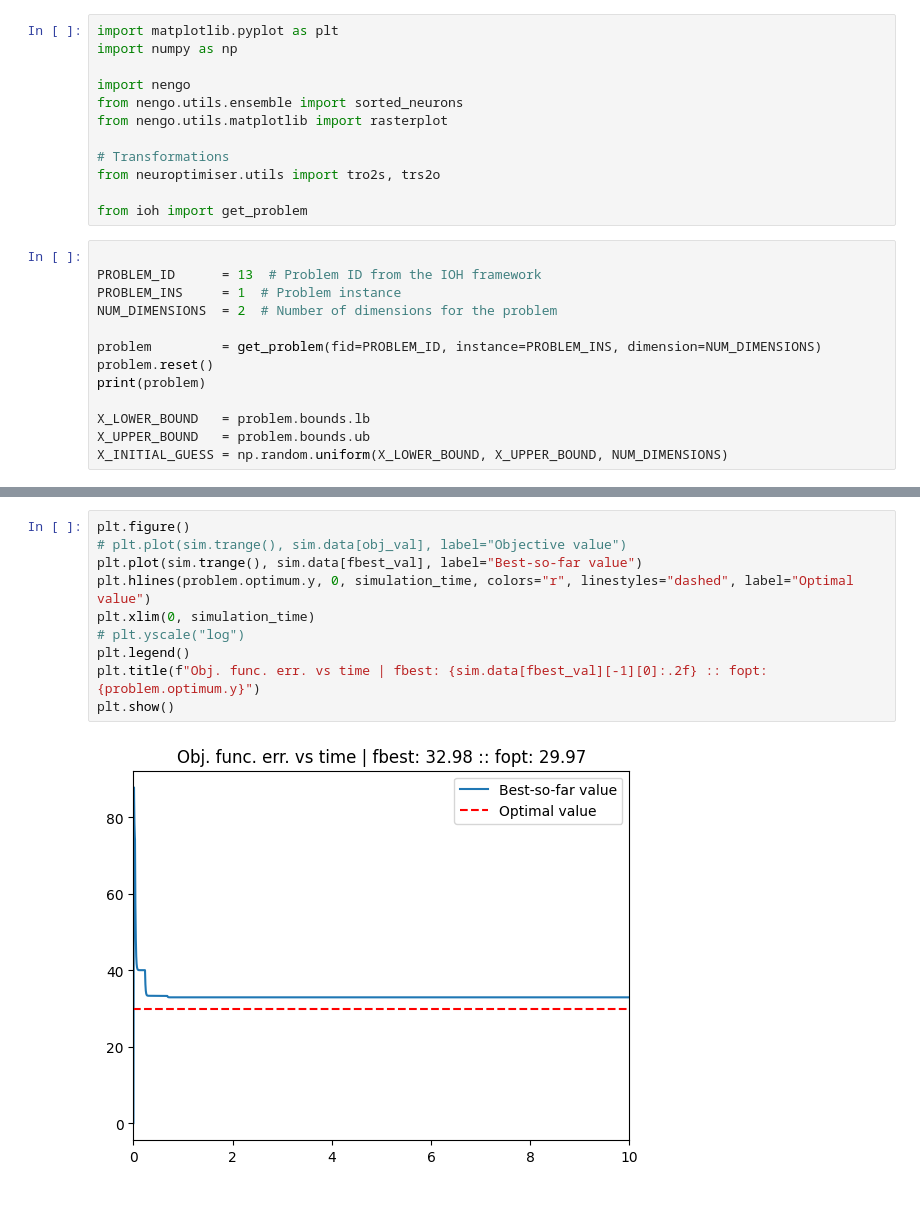
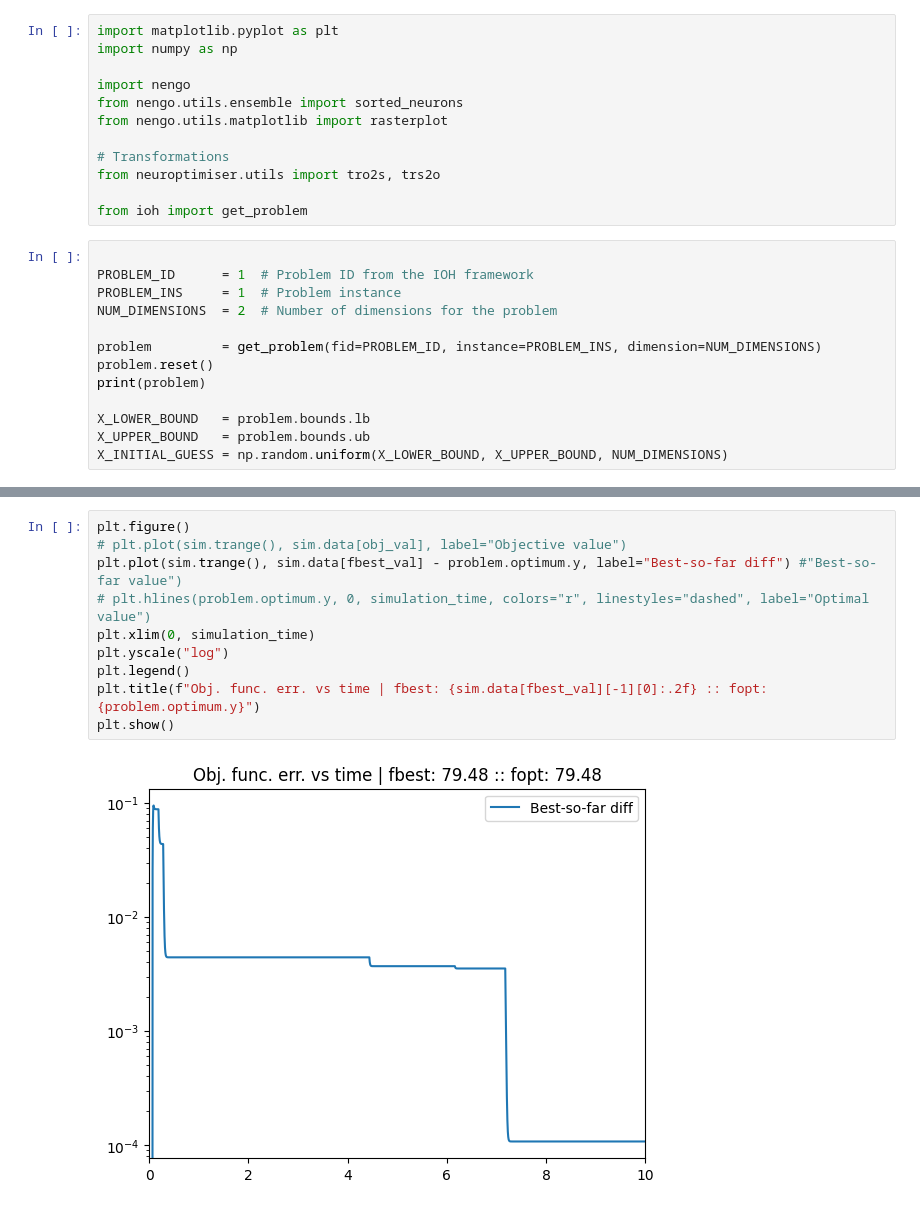
Before and after one commit to jcrvz/neuroptimiser, a Jupyter notebook: experiments/nengo-neuropti-v1.ipynb, the cells around one changed output, grey strips where cells are left out. Saved outputs shown, nothing was run; the diff lists cells and outputs as text.

```diff
--- a/experiments/nengo-neuropti-v1.ipynb
+++ b/experiments/nengo-neuropti-v1.ipynb
@@ -12,7 +12,7 @@ from neuroptimiser.utils import tro2s, trs2o
 from ioh import get_problem
 # %%
 
-PROBLEM_ID      = 13  # Problem ID from the IOH framework
+PROBLEM_ID      = 1  # Problem ID from the IOH framework
 PROBLEM_INS     = 1  # Problem instance
 NUM_DIMENSIONS  = 2  # Number of dimensions for the problem
 
@@ -145,15 +174,15 @@ with nengo.Simulator(model) as sim:
 # %%
 plt.figure()
 # plt.plot(sim.trange(), sim.data[obj_val], label="Objective value")
-plt.plot(sim.trange(), sim.data[fbest_val], label="Best-so-far value")
-plt.hlines(problem.optimum.y, 0, simulation_time, colors="r", linestyles="dashed", label="Optimal value")
+plt.plot(sim.trange(), sim.data[fbest_val] - problem.optimum.y, label="Best-so-far diff") #"Best-so-far value")
+# plt.hlines(problem.optimum.y, 0, simulation_time, colors="r", linestyles="dashed", label="Optimal value")
 plt.xlim(0, simulation_time)
-# plt.yscale("log")
+plt.yscale("log")
 plt.legend()
 plt.title(f"Obj. func. err. vs time | fbest: {sim.data[fbest_val][-1][0]:.2f} :: fopt: {problem.optimum.y}")
 plt.show()
 # %% [output]
-[figure, old version]
+[figure, new version]
 # %%
 # Plot the decoded output of the ensemble
 plt.figure()
```
Also changed, not shown: parts of 7 cells of this notebook, 3 other files.
